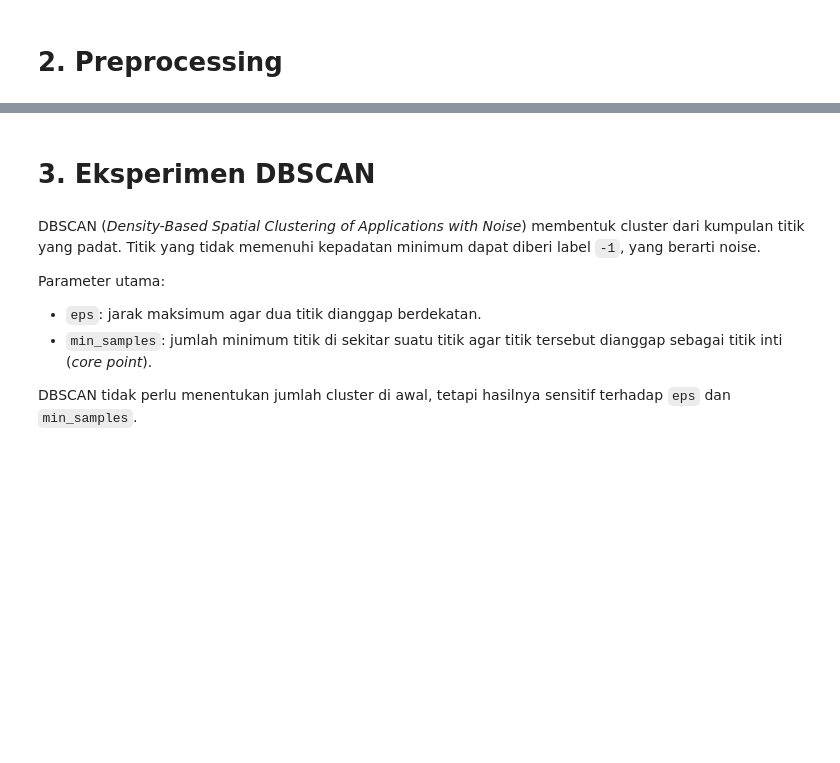
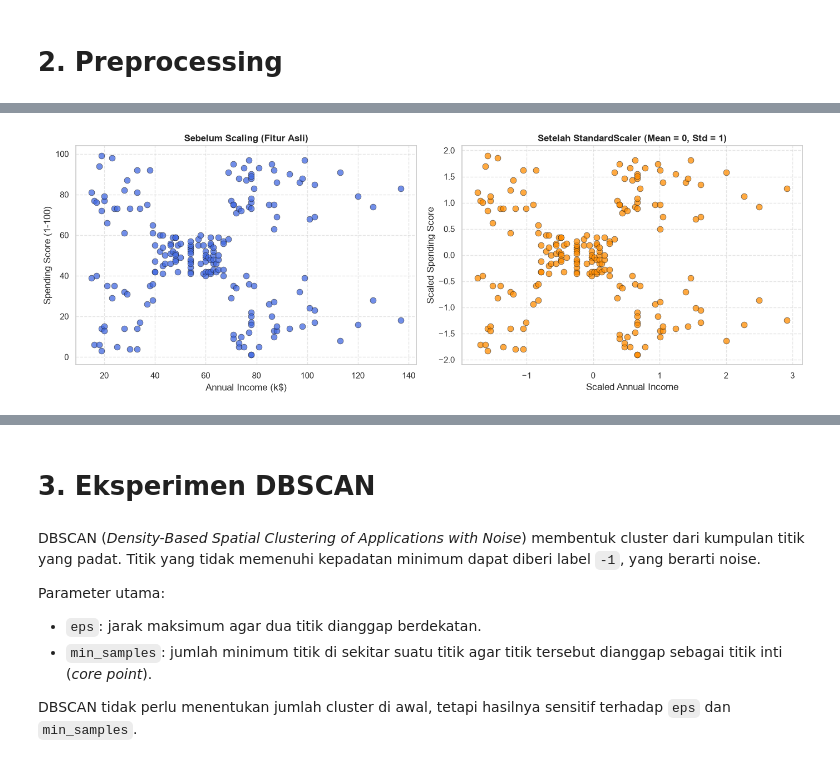
Before and after one commit to alfiwillianz-kuliah/Praktikum-ML-RKA, a Jupyter notebook: 7. DBSCAN, BIRCH, EM/DBSCAN_BIRCH_EM_NRP.ipynb, the cells around one changed output, grey strips where cells are left out. Drawn from its saved outputs; the diff is of its cells as text; code cells hidden in the pictures; blank space fills up the shorter version.

```diff
--- a/7. DBSCAN, BIRCH, EM/DBSCAN_BIRCH_EM_NRP.ipynb
+++ b/7. DBSCAN, BIRCH, EM/DBSCAN_BIRCH_EM_NRP.ipynb
@@ -84,4 +212,13 @@ Tuliskan pengamatan singkat:
 # Lakukan feature scaling menggunakan StandardScaler.
 # Simpan hasilnya sebagai X_scaled.
 # Ubah hasil scaling menjadi DataFrame agar nama kolom tetap terlihat.
-# Tampilkan beberapa baris X_scaled dan statistik deskriptifnya.
+scaler = StandardScaler()
+X_scaled_arr = scaler.fit_transform(X)
+
+X_scaled = pd.DataFrame(X_scaled_arr, columns=X.columns)
+
+print('Statistik Deskriptif X_scaled:')
+display(X_scaled.describe().round(4).T)
+
+print('\n5 Baris Pertama X_scaled:')
+display(X_scaled.head())
@@ -88,7 +237,45 @@ Tuliskan pengamatan singkat:
 # %%
 # Buat scatter plot sebelum dan sesudah scaling.
-# Jelaskan mengapa scaling penting, terutama ketika algoritma menggunakan jarak
-# atau mengasumsikan skala fitur yang sebanding.
+fig, axes = plt.subplots(1, 2, figsize=(14, 5))
+
+# Sebelum scaling
+sns.scatterplot(
+    data=X,
+    x='Annual Income (k$)',
+    y='Spending Score (1-100)',
+    ax=axes[0],
+    color='royalblue',
+    s=60,
+    alpha=0.75,
+    edgecolor='k',
+    linewidth=0.5
+)
+axes[0].set_title('Sebelum Scaling (Fitur Asli)', fontsize=12, fontweight='bold')
+axes[0].set_xlabel('Annual Income (k$)')
+axes[0].set_ylabel('Spending Score (1-100)')
+axes[0].grid(True, linestyle='--', alpha=0.5)
+
+# Setelah scaling
+sns.scatterplot(
+    data=X_scaled,
+    x='Annual Income (k$)',
+    y='Spending Score (1-100)',
+    ax=axes[1],
+    color='darkorange',
+    s=60,
+    alpha=0.75,
+    edgecolor='k',
+    linewidth=0.5
+)
+axes[1].set_title('Setelah StandardScaler (Mean = 0, Std = 1)', fontsize=12, fontweight='bold')
+axes[1].set_xlabel('Scaled Annual Income')
+axes[1].set_ylabel('Scaled Spending Score')
+axes[1].grid(True, linestyle='--', alpha=0.5)
+
+plt.tight_layout()
+plt.show()
+# %% [output]
+[figure, added]
 # %% [markdown]
 **Fitur yang digunakan:** `Annual Income (k$)` dan `Spending Score (1-100)`.
 
```
Also changed, not shown: parts of 31 cells of this notebook, 1 other file.
